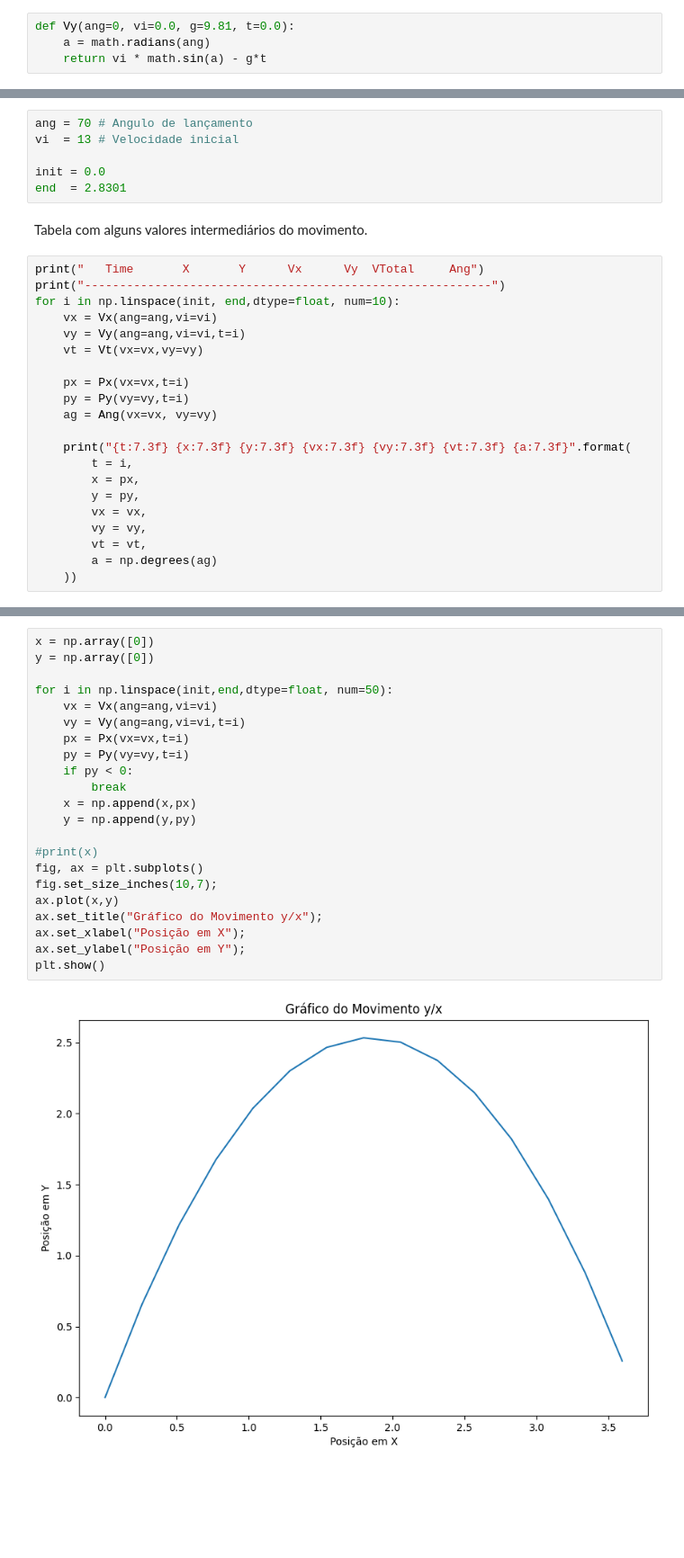
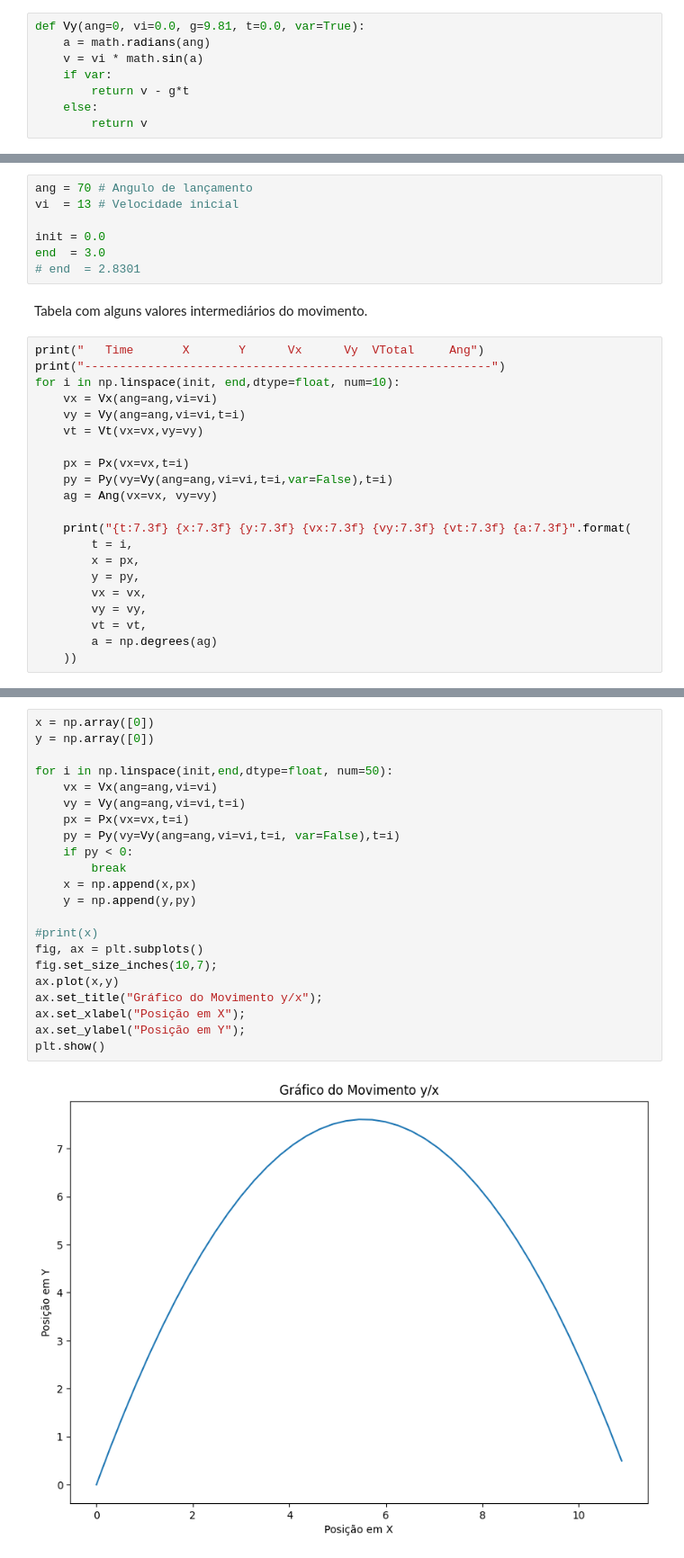
Before and after one commit to farinap5/physis-sim, a Jupyter notebook: cinematica1/main.ipynb, the cells around one changed output, grey strips where cells are left out. Shown at 90% size. Cells and saved outputs as stored; diff of their text form; blank space fills up the shorter version.

```diff
--- a/cinematica1/main.ipynb
+++ b/cinematica1/main.ipynb
@@ -47,9 +47,13 @@ $$
 v_y = v_i \cdot sin \theta - gt
 $$
 # %%
-def Vy(ang=0, vi=0.0, g=9.81, t=0.0):
+def Vy(ang=0, vi=0.0, g=9.81, t=0.0, var=True):
     a = math.radians(ang)
-    return vi * math.sin(a) - g*t
+    v = vi * math.sin(a)
+    if var:
+        return v - g*t
+    else:
+        return v
 # %% [markdown]
 No eixo da abscissas ($x$) qualquer influência gravitacional é $nula$, portanto o movimento é retilíneo e uniforme. Esse espaço percorrido pela partícula no eixo $x$ (interpretação atual da variação) irá variar em relação eo tempo de observação, de forma crescente e cosntante.
 
@@ -93,7 +99,8 @@ ang = 70 # Angulo de lançamento
 vi  = 13 # Velocidade inicial
 
 init = 0.0
-end  = 2.8301
+end  = 3.0
+# end  = 2.8301
 # %% [markdown]
 Tabela com alguns valores intermediários do movimento.
 # %%
@@ -105,7 +112,7 @@ for i in np.linspace(init, end,dtype=float, num=10):
     vt = Vt(vx=vx,vy=vy)
 
     px = Px(vx=vx,t=i)
-    py = Py(vy=vy,t=i)
+    py = Py(vy=Vy(ang=ang,vi=vi,t=i,var=False),t=i)
     ag = Ang(vx=vx, vy=vy)
 
     print("{t:7.3f} {x:7.3f} {y:7.3f} {vx:7.3f} {vy:7.3f} {vt:7.3f} {a:7.3f}".format(
@@ -133,24 +140,24 @@ for i in np.linspace(init, end,dtype=float, num=10):
 # %%
 x = np.array([0])
 y = np.array([0])
 
 for i in np.linspace(init,end,dtype=float, num=50):
     vx = Vx(ang=ang,vi=vi)
     vy = Vy(ang=ang,vi=vi,t=i)
     px = Px(vx=vx,t=i)
-    py = Py(vy=vy,t=i)
+    py = Py(vy=Vy(ang=ang,vi=vi,t=i, var=False),t=i)
     if py < 0:
         break
     x = np.append(x,px)
     y = np.append(y,py)
 
 #print(x)
 fig, ax = plt.subplots()
 fig.set_size_inches(10,7);
 ax.plot(x,y)
 ax.set_title("Gráfico do Movimento y/x");
 ax.set_xlabel("Posição em X");
 ax.set_ylabel("Posição em Y");
 plt.show()
 # %% [output]
-[figure, old version]
+[figure, new version]
```
Also changed, not shown: parts of 4 cells of this notebook, 3 other files.
